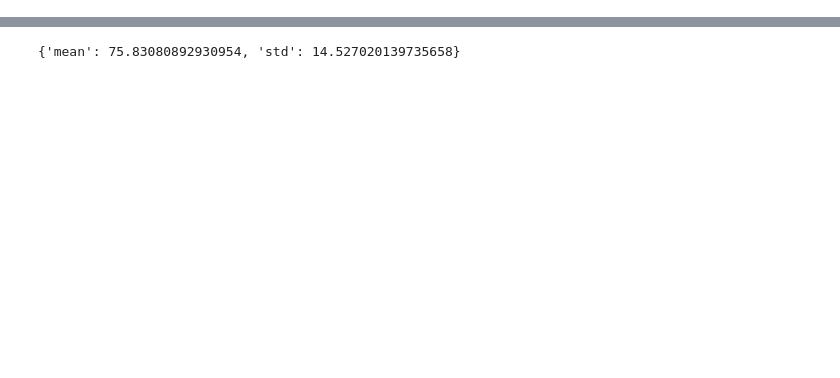
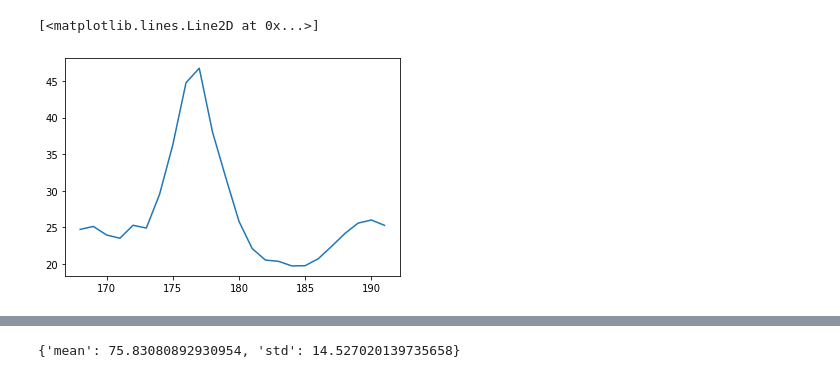
Before and after one commit to hoang1007/air-quality-forecasting, a Jupyter notebook: src/draft.ipynb, the cells around one changed output, grey strips where cells are left out. Drawn from its saved outputs; the diff is of its cells as text; code cells hidden in the pictures; blank space fills up the shorter version.

```diff
--- a/src/draft.ipynb
+++ b/src/draft.ipynb
@@ -7,0 +55,5 @@ from sklearn.preprocessing import StandardScaler
+# %%
+plt.plot(k)
+# %% [output]
+[<matplotlib.lines.Line2D at 0x...>]
+[figure, added]
```
Also changed, not shown: parts of 16 cells of this notebook, 3 other files.
